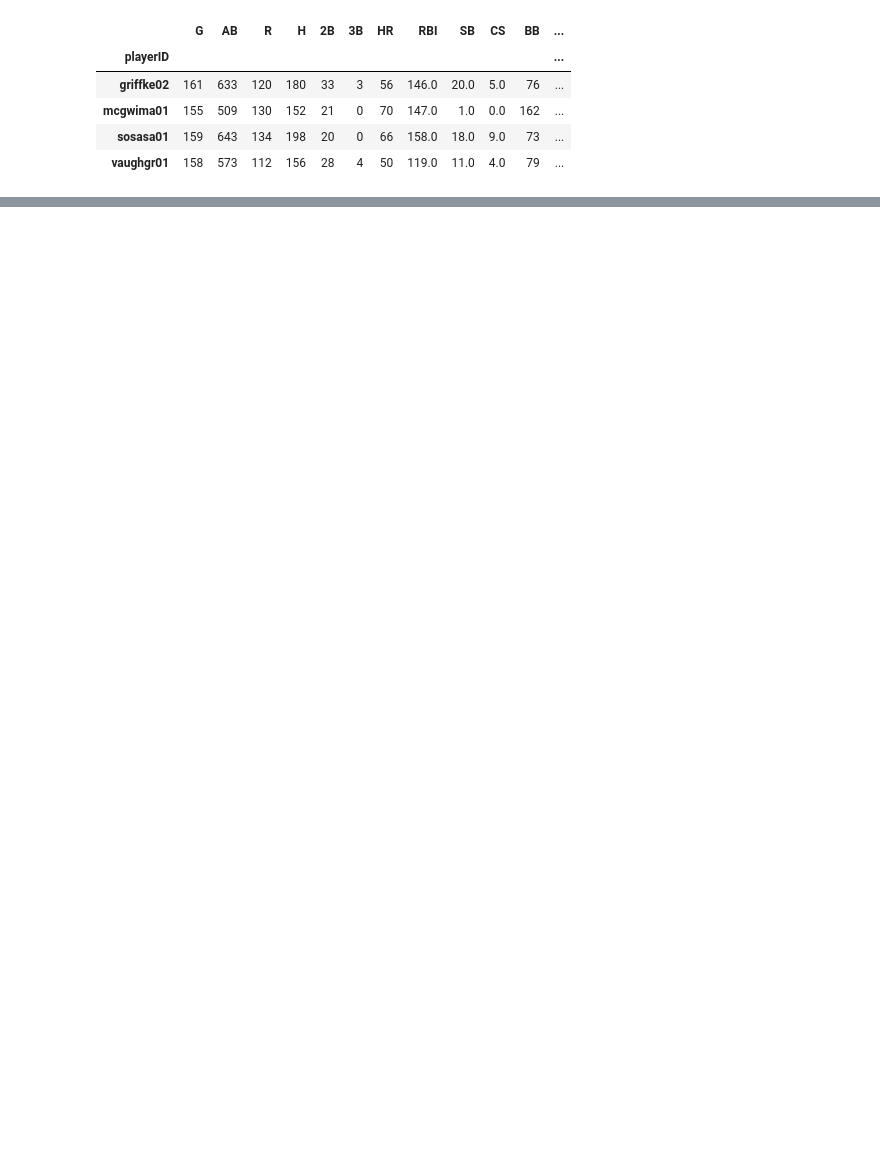
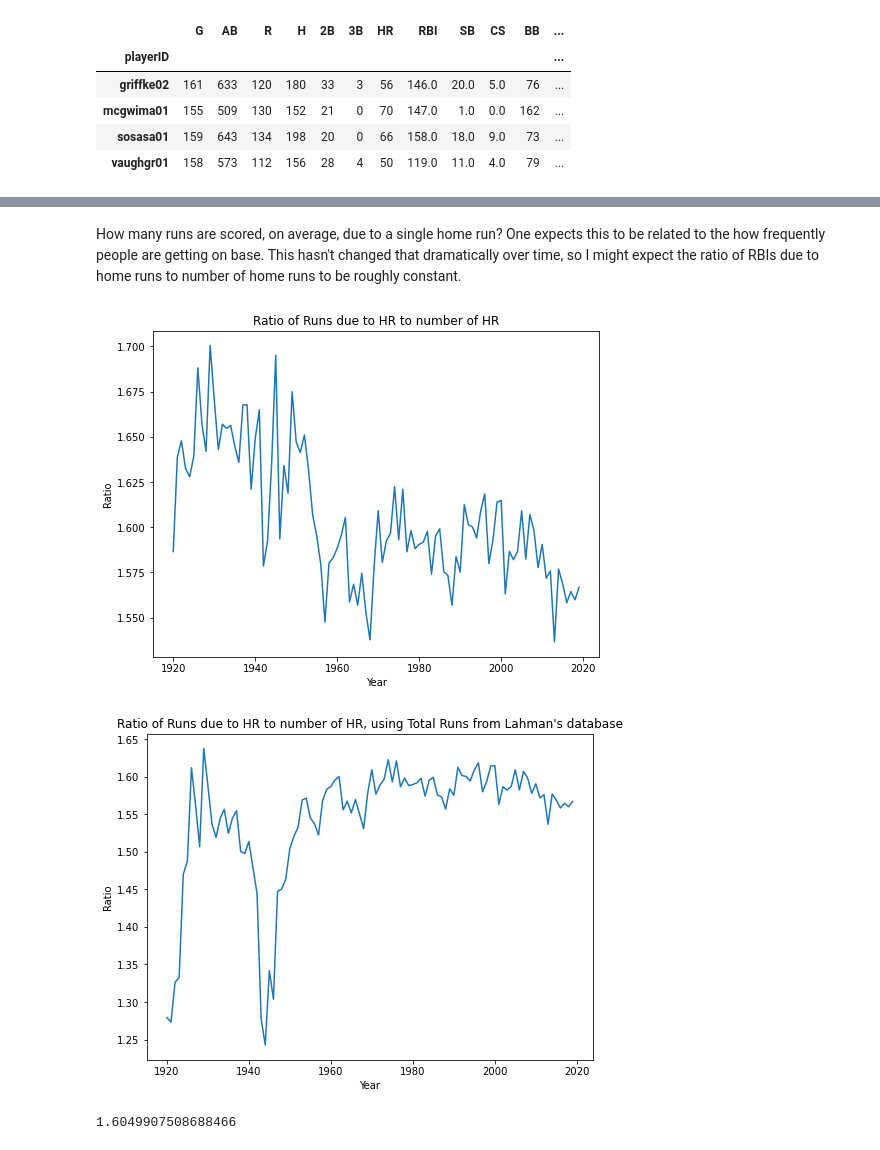
Before and after one commit to tdauer2718/Baseball, a Jupyter notebook: Sandbox.ipynb, the cells around one changed output, grey strips where cells are left out. Drawn from its saved outputs; the diff is of its cells as text; code cells hidden in the pictures; blank space fills up the shorter version.

```diff
--- a/Sandbox.ipynb
+++ b/Sandbox.ipynb
@@ -167,0 +538,29 @@ df.loc[df.HR >= 50]
+# %% [markdown]
+How many runs are scored, on average, due to a single home run? One expects this to be related to the how frequently people are getting on base. This hasn't changed that dramatically over time, so I might expect the ratio of RBIs due to home runs to number of home runs to be roughly constant.
+# %%
+test_ratio_extra_runs_to_HR_dict = {}
+for year in range(1920, 2020):
+    test_ratio_extra_runs_to_HR_dict[year] = runs_from_homeruns_dict[year]/homeruns_dict_EL[year]
+# %%
+ratio_extra_runs_to_HR_dict = {}
+for year in range(1920, 2020):
+    ratio_extra_runs_to_HR_dict[year] = runs_from_homeruns_dict[year]/homeruns_dict_BD[year]
+# %%
+# From Event Logs only
+title = 'Ratio of Runs due to HR to number of HR'
+ylab = 'Ratio'
+save_as = 'Fraction_RBIHR_to_HR.png'
+plot_dict_timeseries(test_ratio_extra_runs_to_HR_dict, title, ylab, save_as=save_as)
+
+# Denominator from Lahman's database
+title = 'Ratio of Runs due to HR to number of HR, using Total Runs from Lahman\'s database'
+ylab = 'Ratio'
+plot_dict_timeseries(ratio_extra_runs_to_HR_dict, title, ylab)
+# %% [output]
+[figure, added]
+[figure, added]
+# %%
+years = test_ratio_extra_runs_to_HR_dict.keys()
+sum([test_ratio_extra_runs_to_HR_dict[year] for year in years])/len(years)
+# %% [output]
+1.6049907508688466
```
Also changed, not shown: parts of 65 cells of this notebook.
